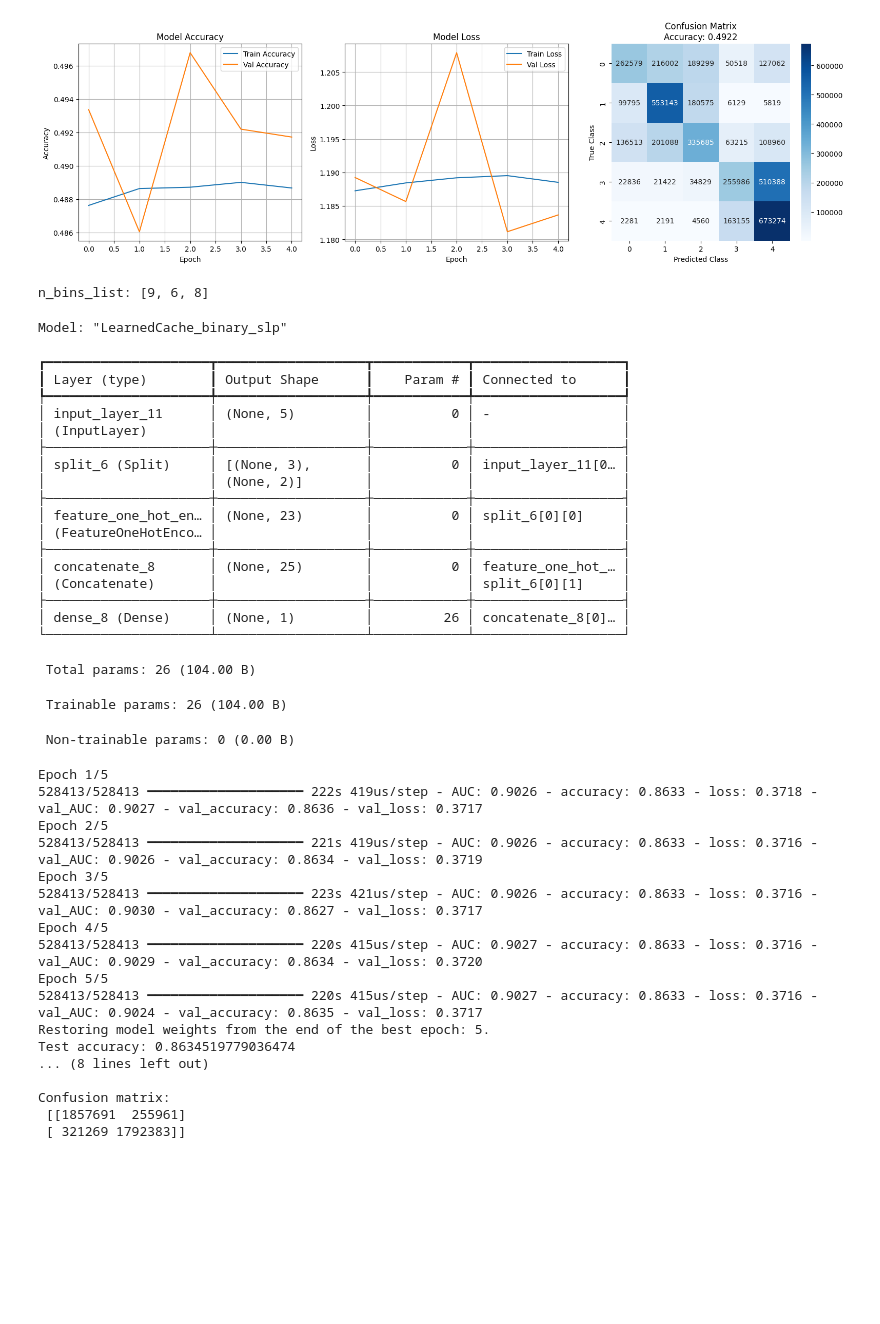
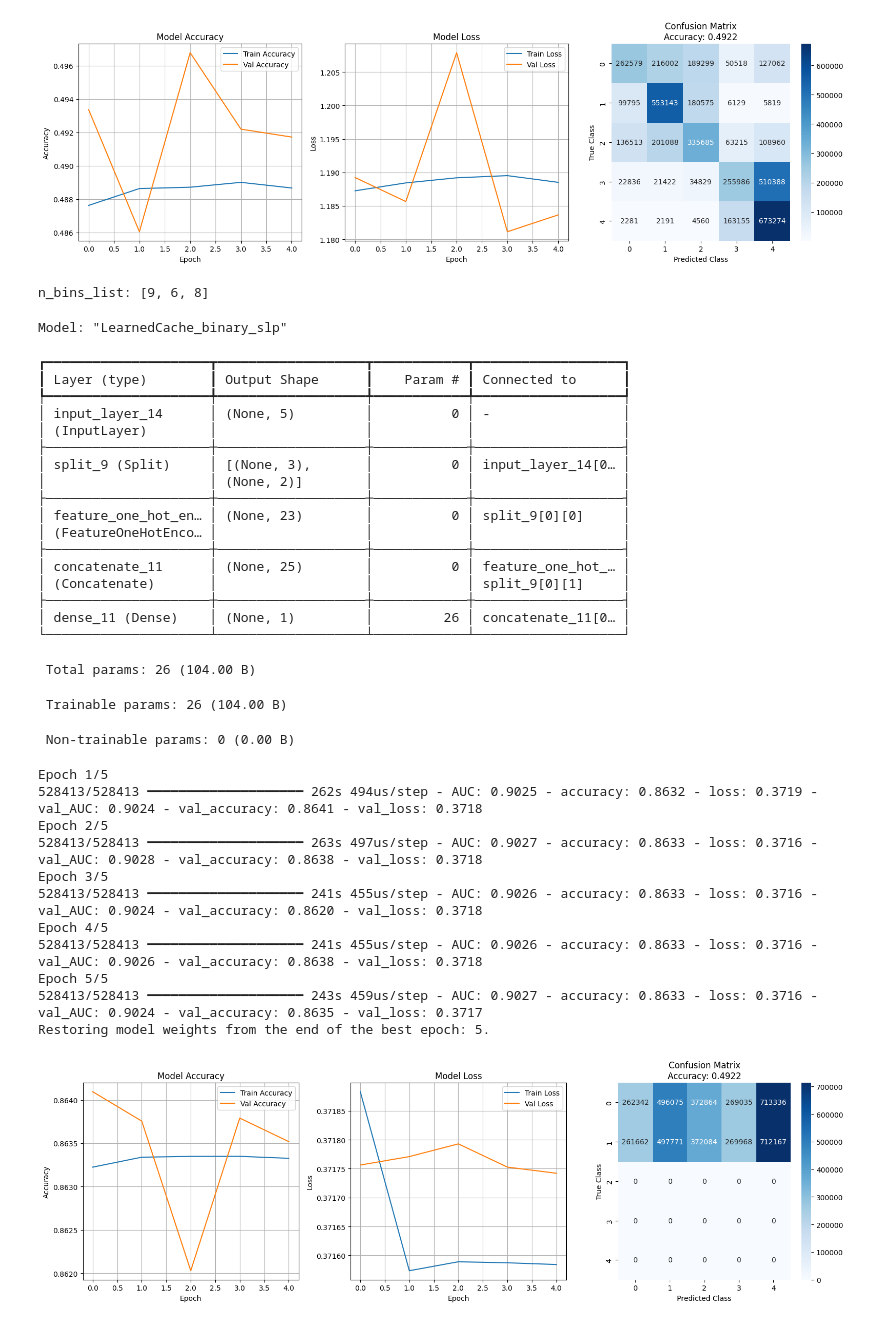
Before and after one commit to JayAndJef/learnedcache, a Jupyter notebook: parsing.ipynb, the cells around one changed output. Cells and saved outputs as stored; diff of their text form; code cells hidden in the pictures; blank space fills up the shorter version.

```diff
--- a/parsing.ipynb
+++ b/parsing.ipynb
@@ -566,7 +566,7 @@ early_stop = EarlyStopping(
     monitor="val_loss", patience=10, restore_best_weights=True, verbose=1
 )
 
-history = model.fit(
+binary_history = model.fit(
     X_train_np,
     Y_train_np,
     epochs=5,
@@ -577,51 +577,69 @@ history = model.fit(
 )
 
 y_prob = model.predict(X_test_np, verbose=0).ravel()
 y_pred = (y_prob >= 0.5).astype(int)
 
-from sklearn.metrics import accuracy_score, classification_report, confusion_matrix
+fig = plt.figure(figsize=(16, 5))
 
-print("Test accuracy:", accuracy_score(Y_test_np, y_pred))
-print(classification_report(Y_test_np, y_pred))
+ax1 = plt.subplot(1, 3, 1)
+ax1.plot(binary_history.history["accuracy"], label="Train Accuracy")
+ax1.plot(binary_history.history["val_accuracy"], label="Val Accuracy")
+ax1.set_title("Model Accuracy")
+ax1.set_xlabel("Epoch")
+ax1.set_ylabel("Accuracy")
+ax1.legend()
+ax1.grid(True)
+
+ax2 = plt.subplot(1, 3, 2)
+ax2.plot(binary_history.history["loss"], label="Train Loss")
+ax2.plot(binary_history.history["val_loss"], label="Val Loss")
+ax2.set_title("Model Loss")
+ax2.set_xlabel("Epoch")
+ax2.set_ylabel("Loss")
+ax2.legend()
+ax2.grid(True)
+
+ax3 = plt.subplot(1, 3, 3)
 cm = confusion_matrix(Y_test_np, y_pred)
-print("Confusion matrix:\n", cm)
+sns.heatmap(cm, annot=True, fmt="d", cmap="Blues", ax=ax3)
+ax3.set_title(f"Confusion Matrix\nAccuracy: {accuracy:.4f}")
+ax3.set_ylabel("True Class")
+ax3.set_xlabel("Predicted Class")
+
+plt.tight_layout()
+plt.show()
 # %% [output]
 n_bins_list: [9, 6, 8]
 Model: "LearnedCache_binary_slp"
 ┏━━━━━━━━━━━━━━━━━━━━━┳━━━━━━━━━━━━━━━━━━━┳━━━━━━━━━━━━┳━━━━━━━━━━━━━━━━━━━┓
 ┃ Layer (type)        ┃ Output Shape      ┃    Param # ┃ Connected to      ┃
 ┡━━━━━━━━━━━━━━━━━━━━━╇━━━━━━━━━━━━━━━━━━━╇━━━━━━━━━━━━╇━━━━━━━━━━━━━━━━━━━┩
-│ input_layer_11      │ (None, 5)         │          0 │ -                 │
+│ input_layer_14      │ (None, 5)         │          0 │ -                 │
 │ (InputLayer)        │                   │            │                   │
 ├─────────────────────┼───────────────────┼────────────┼───────────────────┤
-│ split_6 (Split)     │ [(None, 3),       │          0 │ input_layer_11[0… │
+│ split_9 (Split)     │ [(None, 3),       │          0 │ input_layer_14[0… │
 │                     │ (None, 2)]        │            │                   │
 ├─────────────────────┼───────────────────┼────────────┼───────────────────┤
-│ feature_one_hot_en… │ (None, 23)        │          0 │ split_6[0][0]     │
+│ feature_one_hot_en… │ (None, 23)        │          0 │ split_9[0][0]     │
 │ (FeatureOneHotEnco… │                   │            │                   │
 ├─────────────────────┼───────────────────┼────────────┼───────────────────┤
-│ concatenate_8       │ (None, 25)        │          0 │ feature_one_hot_… │
-│ (Concatenate)       │                   │            │ split_6[0][1]     │
+│ concatenate_11      │ (None, 25)        │          0 │ feature_one_hot_… │
+│ (Concatenate)       │                   │            │ split_9[0][1]     │
 ├─────────────────────┼───────────────────┼────────────┼───────────────────┤
-│ dense_8 (Dense)     │ (None, 1)         │         26 │ concatenate_8[0]… │
+│ dense_11 (Dense)    │ (None, 1)         │         26 │ concatenate_11[0… │
 └─────────────────────┴───────────────────┴────────────┴───────────────────┘
  Total params: 26 (104.00 B)
  Trainable params: 26 (104.00 B)
  Non-trainable params: 0 (0.00 B)
 Epoch 1/5
-528413/528413 ━━━━━━━━━━━━━━━━━━━━ 222s 419us/step - AUC: 0.9026 - accuracy: 0.8633 - loss: 0.3718 - val_AUC: 0.9027 - val_accuracy: 0.8636 - val_loss: 0.3717
+528413/528413 ━━━━━━━━━━━━━━━━━━━━ 262s 494us/step - AUC: 0.9025 - accuracy: 0.8632 - loss: 0.3719 - val_AUC: 0.9024 - val_accuracy: 0.8641 - val_loss: 0.3718
 Epoch 2/5
-528413/528413 ━━━━━━━━━━━━━━━━━━━━ 221s 419us/step - AUC: 0.9026 - accuracy: 0.8633 - loss: 0.3716 - val_AUC: 0.9026 - val_accuracy: 0.8634 - val_loss: 0.3719
+528413/528413 ━━━━━━━━━━━━━━━━━━━━ 263s 497us/step - AUC: 0.9027 - accuracy: 0.8633 - loss: 0.3716 - val_AUC: 0.9028 - val_accuracy: 0.8638 - val_loss: 0.3718
 Epoch 3/5
-528413/528413 ━━━━━━━━━━━━━━━━━━━━ 223s 421us/step - AUC: 0.9026 - accuracy: 0.8633 - loss: 0.3716 - val_AUC: 0.9030 - val_accuracy: 0.8627 - val_loss: 0.3717
+528413/528413 ━━━━━━━━━━━━━━━━━━━━ 241s 455us/step - AUC: 0.9026 - accuracy: 0.8633 - loss: 0.3716 - val_AUC: 0.9024 - val_accuracy: 0.8620 - val_loss: 0.3718
 Epoch 4/5
-528413/528413 ━━━━━━━━━━━━━━━━━━━━ 220s 415us/step - AUC: 0.9027 - accuracy: 0.8633 - loss: 0.3716 - val_AUC: 0.9029 - val_accuracy: 0.8634 - val_loss: 0.3720
+528413/528413 ━━━━━━━━━━━━━━━━━━━━ 241s 455us/step - AUC: 0.9026 - accuracy: 0.8633 - loss: 0.3716 - val_AUC: 0.9026 - val_accuracy: 0.8638 - val_loss: 0.3718
 Epoch 5/5
-528413/528413 ━━━━━━━━━━━━━━━━━━━━ 220s 415us/step - AUC: 0.9027 - accuracy: 0.8633 - loss: 0.3716 - val_AUC: 0.9024 - val_accuracy: 0.8635 - val_loss: 0.3717
+528413/528413 ━━━━━━━━━━━━━━━━━━━━ 243s 459us/step - AUC: 0.9027 - accuracy: 0.8633 - loss: 0.3716 - val_AUC: 0.9024 - val_accuracy: 0.8635 - val_loss: 0.3717
 Restoring model weights from the end of the best epoch: 5.
-Test accuracy: 0.8634519779036474
-... (8 lines left out)
-
-Confusion matrix:
- [[1857691  255961]
- [ 321269 1792383]]
+[figure, added]
```
Also changed, not shown: parts of 1 cell of this notebook, 4 other files.
